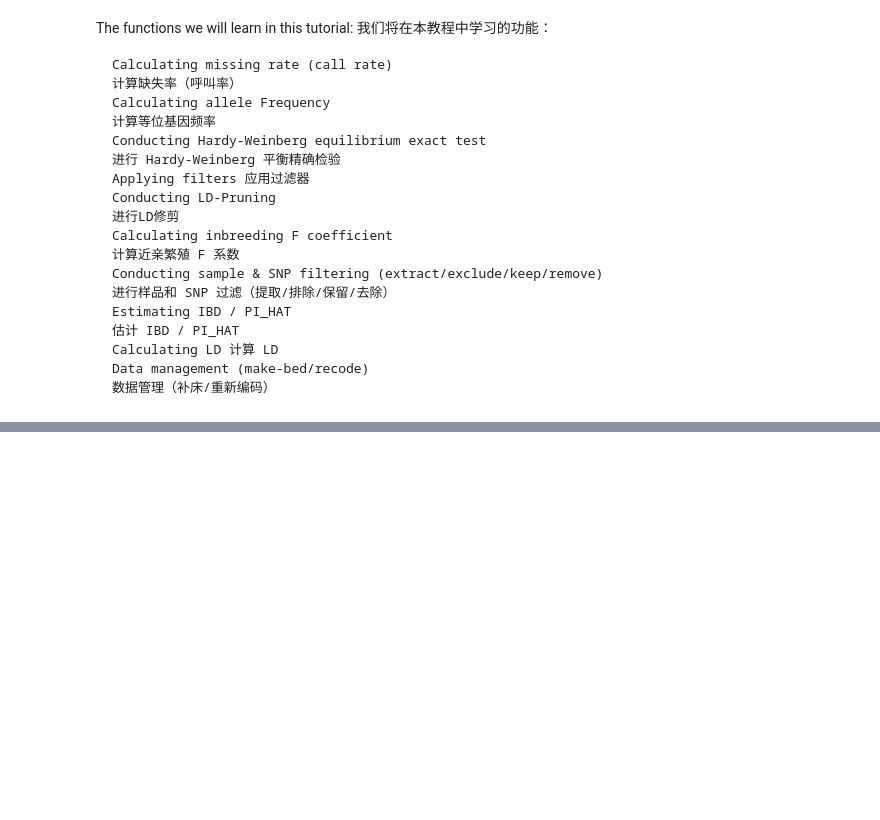
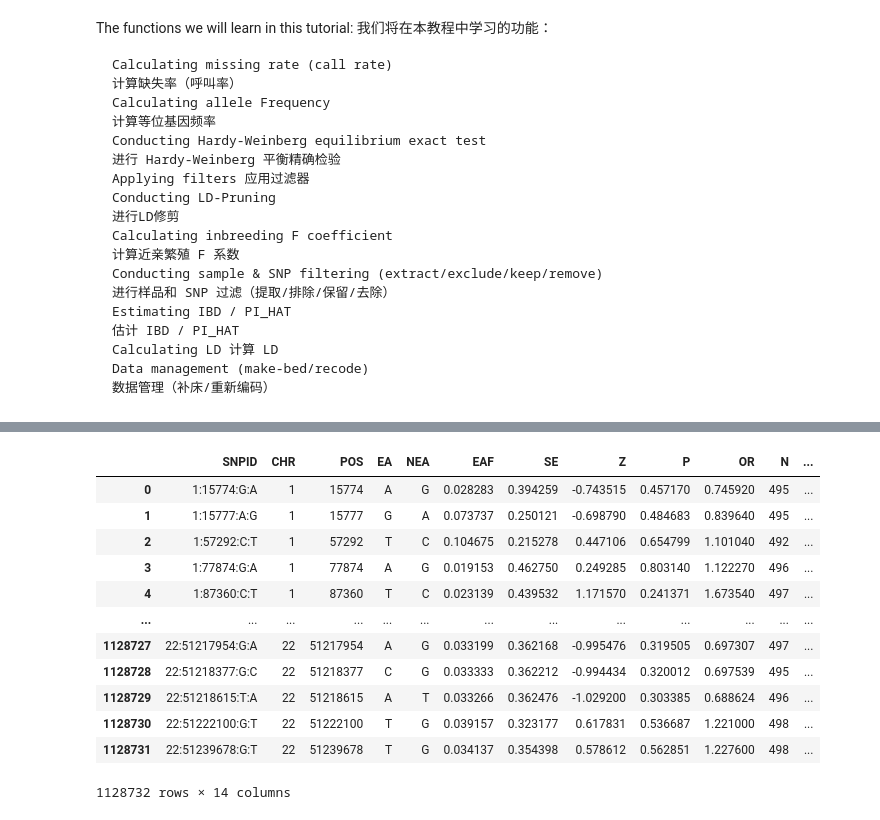
Before and after one commit to luozhenyu0911/note_sharing, a Jupyter notebook: notebook/20251020_GWAS.ipynb, the cells around one changed output, grey strips where cells are left out. Drawn from its saved outputs; the diff is of its cells as text; code cells hidden in the pictures; blank space fills up the shorter version.

```diff
--- a/notebook/202510?_GWAS.ipynb
+++ b/notebook/20251020_GWAS.ipynb
@@ -224,0 +379,16 @@ plink2 \
+# %%
+sumstats.data
+# %% [output]
+|  | SNPID | CHR | POS | EA | NEA | EAF | SE | Z | P | OR | N | ... |
+| 0 | 1:15774:G:A | 1 | 15774 | A | G | 0.028283 | 0.394259 | -0.743515 | 0.457170 | 0.745920 | 495 | ... |
+| 1 | 1:15777:A:G | 1 | 15777 | G | A | 0.073737 | 0.250121 | -0.698790 | 0.484683 | 0.839640 | 495 | ... |
+| 2 | 1:57292:C:T | 1 | 57292 | T | C | 0.104675 | 0.215278 | 0.447106 | 0.654799 | 1.101040 | 492 | ... |
+| 3 | 1:77874:G:A | 1 | 77874 | A | G | 0.019153 | 0.462750 | 0.249285 | 0.803140 | 1.122270 | 496 | ... |
+| 4 | 1:87360:C:T | 1 | 87360 | T | C | 0.023139 | 0.439532 | 1.171570 | 0.241371 | 1.673540 | 497 | ... |
+| ... | ... | ... | ... | ... | ... | ... | ... | ... | ... | ... | ... | ... |
+| 1128727 | 22:51217954:G:A | 22 | 51217954 | A | G | 0.033199 | 0.362168 | -0.995476 | 0.319505 | 0.697307 | 497 | ... |
+| 1128728 | 22:51218377:G:C | 22 | 51218377 | C | G | 0.033333 | 0.362212 | -0.994434 | 0.320012 | 0.697539 | 495 | ... |
+| 1128729 | 22:51218615:T:A | 22 | 51218615 | A | T | 0.033266 | 0.362476 | -1.029200 | 0.303385 | 0.688624 | 496 | ... |
+| 1128730 | 22:51222100:G:T | 22 | 51222100 | T | G | 0.039157 | 0.323177 | 0.617831 | 0.536687 | 1.221000 | 498 | ... |
+| 1128731 | 22:51239678:G:T | 22 | 51239678 | T | G | 0.034137 | 0.354398 | 0.578612 | 0.562851 | 1.227600 | 498 | ... |
+1128732 rows × 14 columns
```
Also changed, not shown: parts of 35 cells of this notebook, 3 other files.
